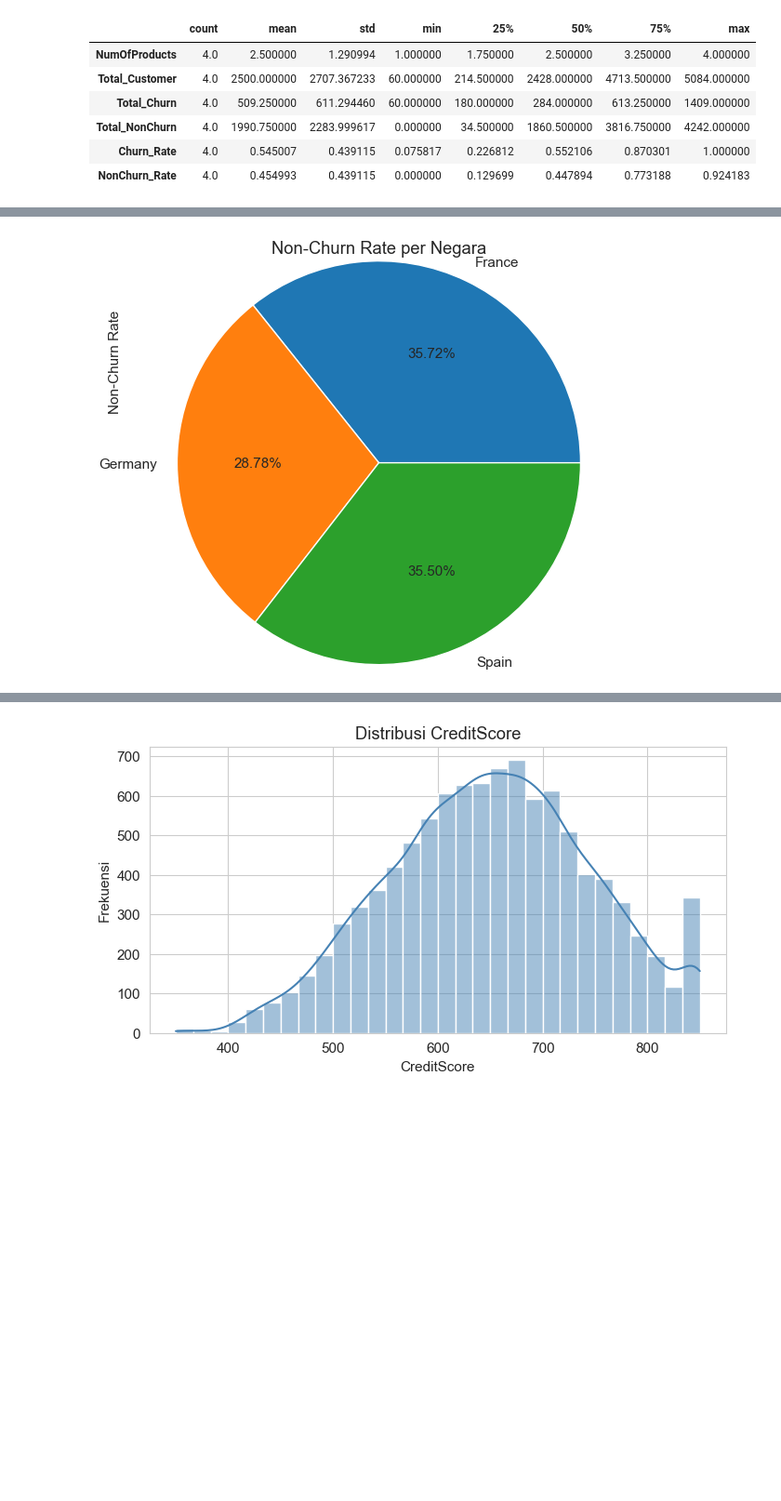
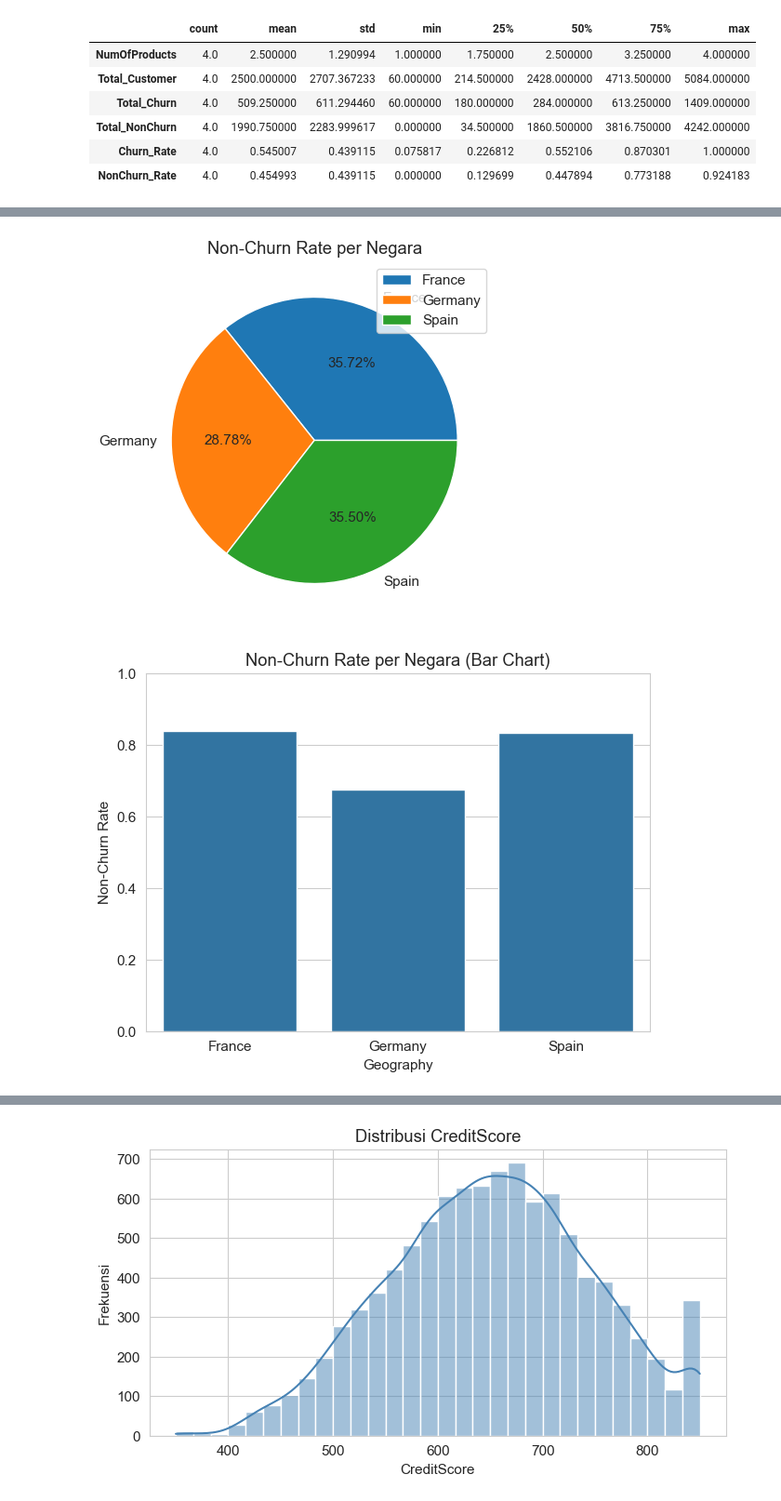
Before and after one commit to kimithora/Tubes-Struktur-Data-Algoritma, a Jupyter notebook: EDAstd.IPYNB, the cells around one changed output, grey strips where cells are left out. Shown at 93% size. Saved outputs shown, nothing was run; the diff lists cells and outputs as text; code cells hidden in the pictures; blank space fills up the shorter version.

```diff
--- a/EDAstd.IPYNB
+++ b/EDAstd.IPYNB
@@ -462,20 +479,33 @@ plt.show()
 # %%
 plt.figure(figsize=(7,5))
 
 plt.pie(
     country_summary["NonChurn_Rate"],
     labels=country_summary["Geography"],
     autopct="%1.2f%%"
 )
 
+plt.title("Non-Churn Rate per Negara")
+plt.legend(loc="best")
+
+plt.show()
+
+plt.figure(figsize=(7,5))
+
+sns.barplot(
+    data=country_summary,
+    x="Geography",
+    y="NonChurn_Rate"
+)
+
 plt.ylabel("Non-Churn Rate")
-plt.title("Non-Churn Rate per Negara")
-
+plt.title("Non-Churn Rate per Negara (Bar Chart)")
 plt.ylim(0,1)
 
 plt.show()
 # %% [output]
-[figure, old version]
+[figure, new version]
+[figure, added]
 # %%
 plt.figure(figsize=(6,5))
 
```
Also changed, not shown: parts of 21 cells of this notebook, 1 other file.
